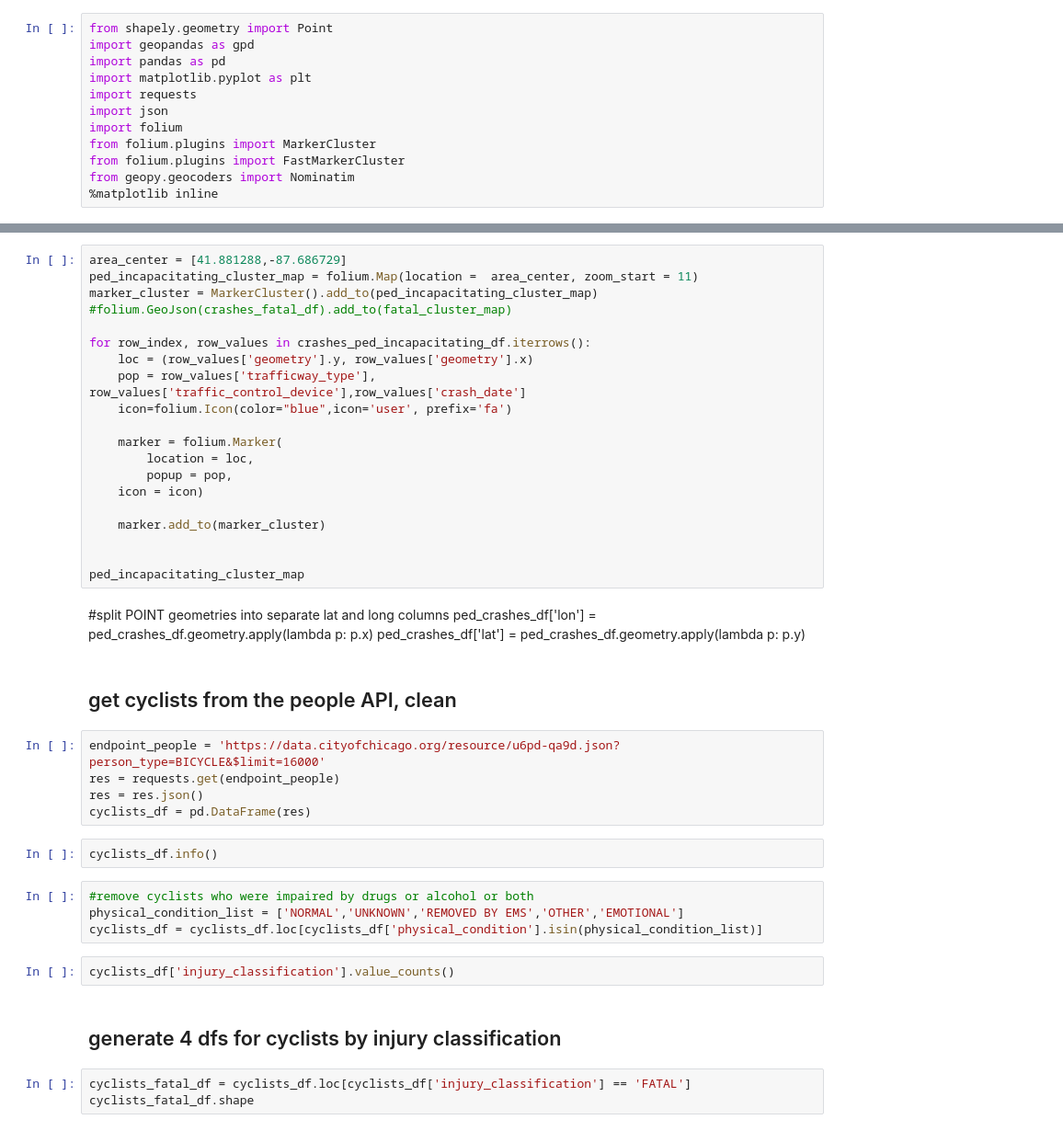
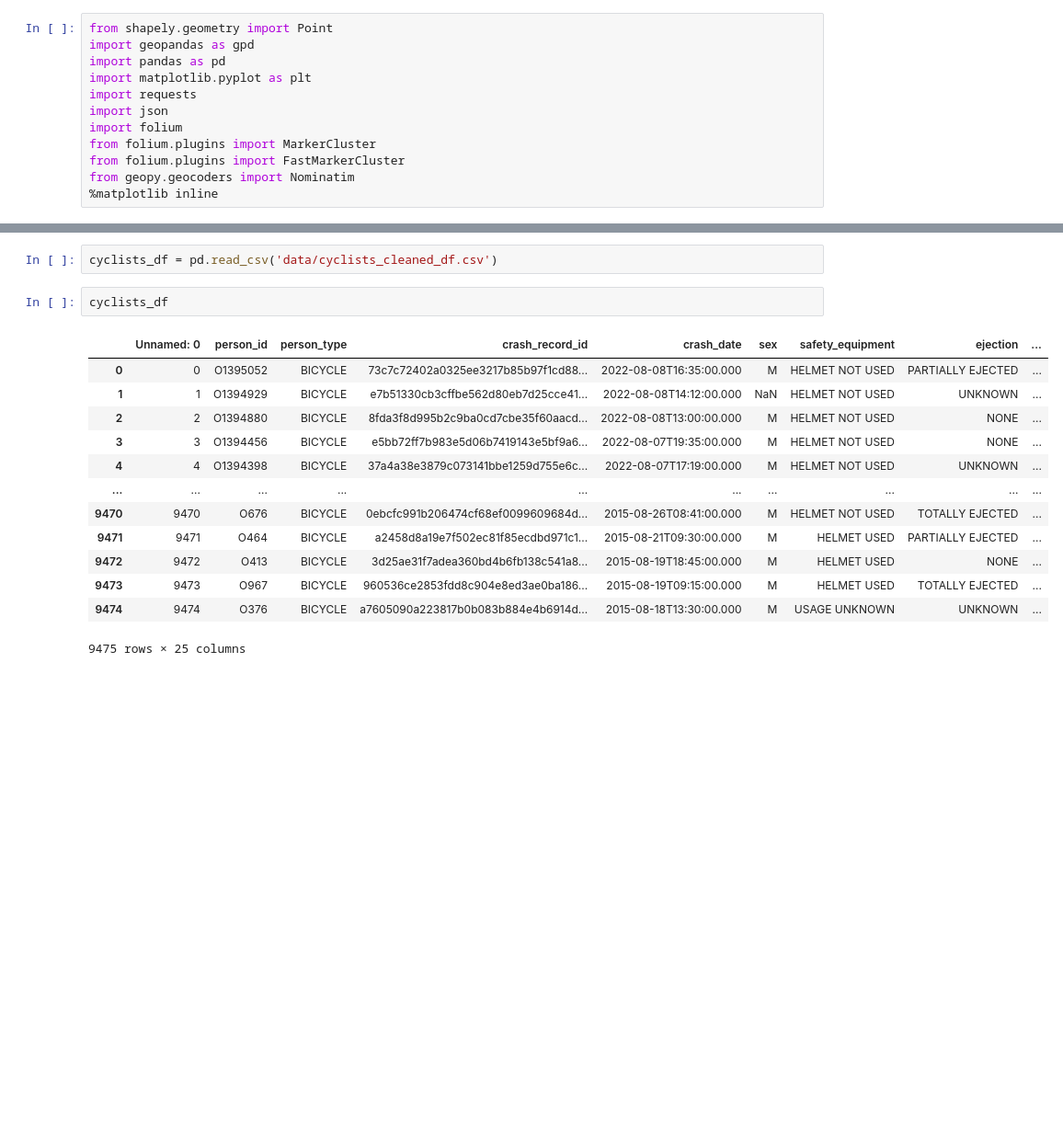
Before and after one commit to canderson197/Chicago-Traffic-Violence-Peds-Cyclists, a Jupyter notebook: RQ1.ipynb, the cells around one changed output, grey strips where cells are left out. Shown at 92% size. Drawn from its saved outputs; the diff is of its cells as text; blank space fills up the shorter version.

```diff
--- a/RQ1.ipynb
+++ b/RQ1.ipynb
@@ -273,44 +53,18 @@ ped_fatal_cluster_map
-# %%
-area_center = [41.881288,-87.686729]
-ped_incapacitating_cluster_map = folium.Map(location =  area_center, zoom_start = 11)
-marker_cluster = MarkerCluster().add_to(ped_incapacitating_cluster_map)
-#folium.GeoJson(crashes_fatal_df).add_to(fatal_cluster_map)
-
-for row_index, row_values in crashes_ped_incapacitating_df.iterrows():
-    loc = (row_values['geometry'].y, row_values['geometry'].x)
-    pop = row_values['trafficway_type'], row_values['traffic_control_device'],row_values['crash_date']
-    icon=folium.Icon(color="blue",icon='user', prefix='fa')
-
-    marker = folium.Marker(
-        location = loc,
-        popup = pop,
-    icon = icon)
-
-    marker.add_to(marker_cluster)
-
-
-ped_incapacitating_cluster_map
-# %% [markdown]
-#split POINT geometries into separate lat and long columns
-ped_crashes_df['lon'] = ped_crashes_df.geometry.apply(lambda p: p.x)
-ped_crashes_df['lat'] = ped_crashes_df.geometry.apply(lambda p: p.y)
-# %% [markdown]
-## get cyclists from the people API, clean
-# %%
-endpoint_people = 'https://data.cityofchicago.org/resource/u6pd-qa9d.json?person_type=BICYCLE&$limit=16000'
-res = requests.get(endpoint_people)
-res = res.json()
-cyclists_df = pd.DataFrame(res)
+# %%
+cyclists_df = pd.read_csv('data/cyclists_cleaned_df.csv')
 # %%
-cyclists_df.info()
+cyclists_df
+# %% [output]
+|  | Unnamed: 0 | person_id | person_type | crash_record_id | crash_date | sex | safety_equipment | ejection | ... |
+| 0 | 0 | O1395052 | BICYCLE | 73c7c72402a0325ee3217b85b97f1cd88... | 2022-08-08T16:35:00.000 | M | HELMET NOT USED | PARTIALLY EJECTED | ... |
+| 1 | 1 | O1394929 | BICYCLE | e7b51330cb3cffbe562d80eb7d25cce41... | 2022-08-08T14:12:00.000 | NaN | HELMET NOT USED | UNKNOWN | ... |
+| 2 | 2 | O1394880 | BICYCLE | 8fda3f8d995b2c9ba0cd7cbe35f60aacd... | 2022-08-08T13:00:00.000 | M | HELMET NOT USED | NONE | ... |
+| 3 | 3 | O1394456 | BICYCLE | e5bb72ff7b983e5d06b7419143e5bf9a6... | 2022-08-07T19:35:00.000 | M | HELMET NOT USED | NONE | ... |
+| 4 | 4 | O1394398 | BICYCLE | 37a4a38e3879c073141bbe1259d755e6c... | 2022-08-07T17:19:00.000 | M | HELMET NOT USED | UNKNOWN | ... |
+| ... | ... | ... | ... | ... | ... | ... | ... | ... | ... |
+| 9470 | 9470 | O676 | BICYCLE | 0ebcfc991b206474cf68ef0099609684d... | 2015-08-26T08:41:00.000 | M | HELMET NOT USED | TOTALLY EJECTED | ... |
+| 9471 | 9471 | O464 | BICYCLE | a2458d8a19e7f502ec81f85ecdbd971c1... | 2015-08-21T09:30:00.000 | M | HELMET USED | PARTIALLY EJECTED | ... |
+| 9472 | 9472 | O413 | BICYCLE | 3d25ae31f7adea360bd4b6fb138c541a8... | 2015-08-19T18:45:00.000 | M | HELMET USED | NONE | ... |
+| 9473 | 9473 | O967 | BICYCLE | 960536ce2853fdd8c904e8ed3ae0ba186... | 2015-08-19T09:15:00.000 | M | HELMET USED | TOTALLY EJECTED | ... |
+| 9474 | 9474 | O376 | BICYCLE | a7605090a223817b0b083b884e4b6914d... | 2015-08-18T13:30:00.000 | M | USAGE UNKNOWN | UNKNOWN | ... |
+9475 rows × 25 columns
-# %%
-#remove cyclists who were impaired by drugs or alcohol or both
-physical_condition_list = ['NORMAL','UNKNOWN','REMOVED BY EMS','OTHER','EMOTIONAL']
-cyclists_df = cyclists_df.loc[cyclists_df['physical_condition'].isin(physical_condition_list)]
-# %%
-cyclists_df['injury_classification'].value_counts()
-# %% [markdown]
-## generate 4 dfs for cyclists by injury classification
-# %%
-cyclists_fatal_df = cyclists_df.loc[cyclists_df['injury_classification'] == 'FATAL']
-cyclists_fatal_df.shape
```
Also changed, not shown: parts of 56 cells of this notebook, 1 other file.
